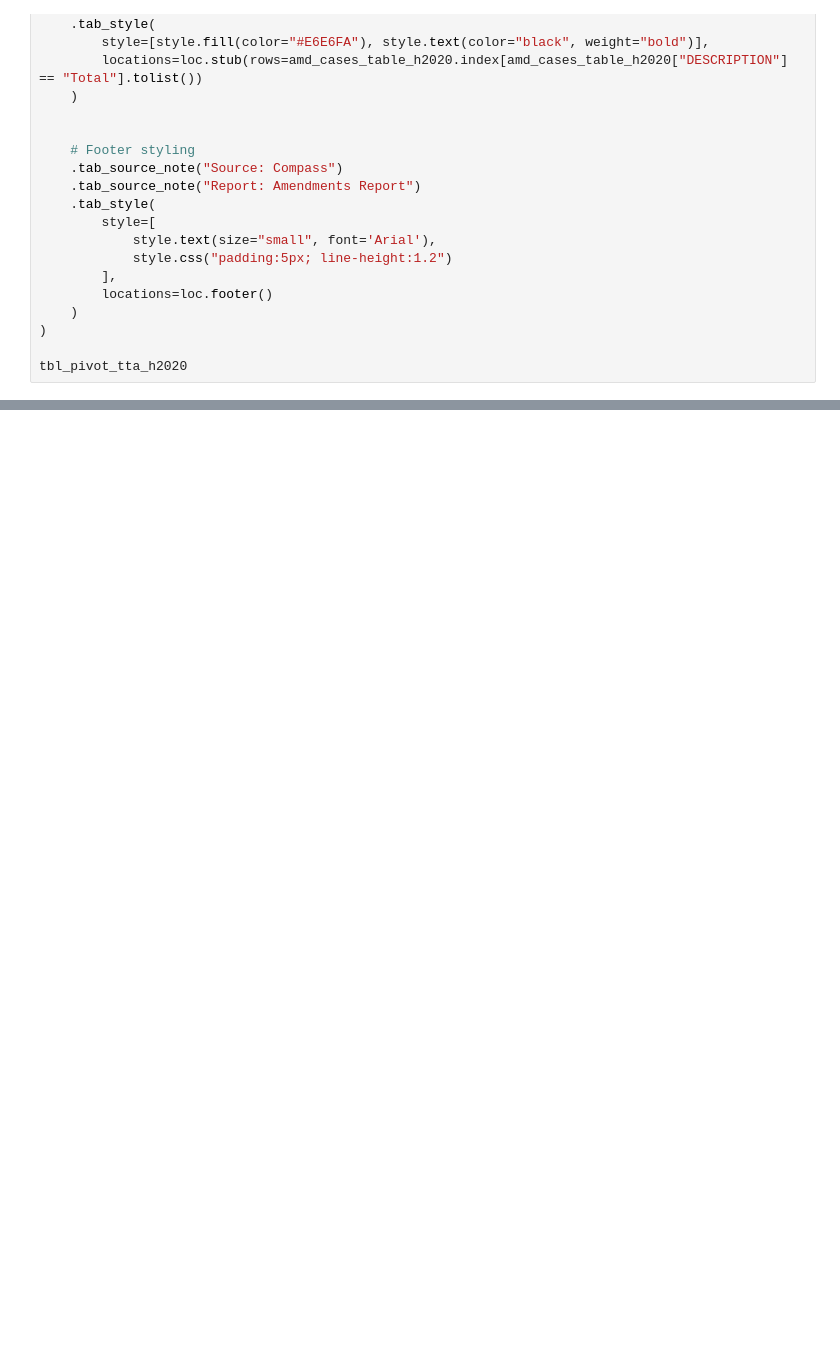
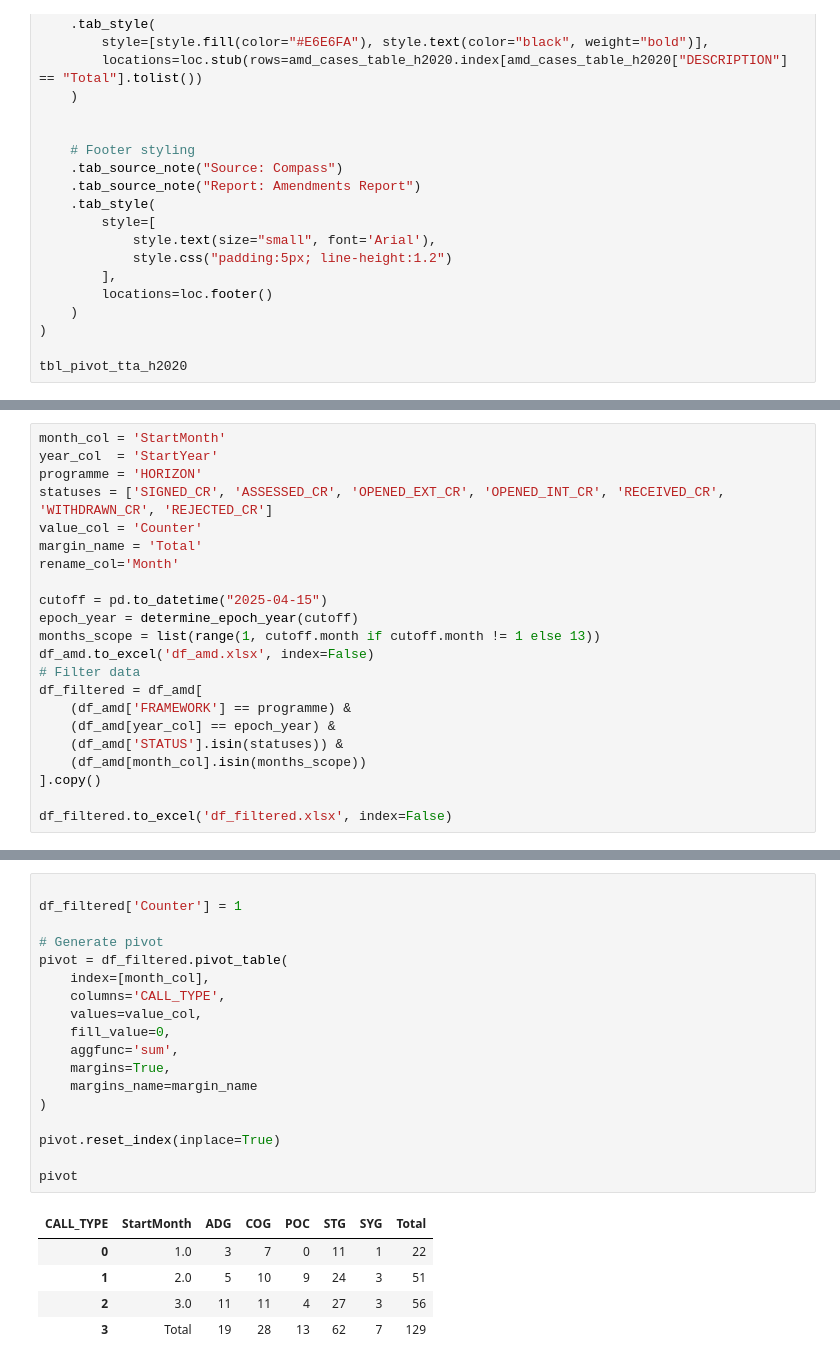
Before and after one commit to vinciliba/QuarterlyReport, a Jupyter notebook: amendments.ipynb, the cells around one changed output, grey strips where cells are left out. Cells and saved outputs as stored; diff of their text form; blank space fills up the shorter version.

```diff
--- a/amendments.ipynb
+++ b/amendments.ipynb
@@ -1202,0 +1256,22 @@ DEBUG:selenium.webdriver.remote.remote_connection:Finished Request
+# %%
+month_col = 'StartMonth'
+year_col  = 'StartYear'
+programme = 'HORIZON'
+statuses = ['SIGNED_CR', 'ASSESSED_CR', 'OPENED_EXT_CR', 'OPENED_INT_CR', 'RECEIVED_CR', 'WITHDRAWN_CR', 'REJECTED_CR']
+value_col = 'Counter'
+margin_name = 'Total'
+rename_col='Month'
+
+cutoff = pd.to_datetime("2025-04-15")
+epoch_year = determine_epoch_year(cutoff)
+months_scope = list(range(1, cutoff.month if cutoff.month != 1 else 13))
+df_amd.to_excel('df_amd.xlsx', index=False)
+# Filter data
+df_filtered = df_amd[
+    (df_amd['FRAMEWORK'] == programme) &
+    (df_amd[year_col] == epoch_year) &
+    (df_amd['STATUS'].isin(statuses)) &
+    (df_amd[month_col].isin(months_scope))
+].copy()
+
+df_filtered.to_excel('df_filtered.xlsx', index=False)
@@ -1202,0 +1280,24 @@ DEBUG:selenium.webdriver.remote.remote_connection:Finished Request
+# %%
+
+df_filtered['Counter'] = 1
+
+# Generate pivot
+pivot = df_filtered.pivot_table(
+    index=[month_col],
+    columns='CALL_TYPE',
+    values=value_col,
+    fill_value=0,
+    aggfunc='sum',
+    margins=True,
+    margins_name=margin_name
+)
+
+pivot.reset_index(inplace=True)
+
+pivot
+# %% [output]
+| CALL_TYPE | StartMonth | ADG | COG | POC | STG | SYG | Total |
+| 0 | 1.0 | 3 | 7 | 0 | 11 | 1 | 22 |
+| 1 | 2.0 | 5 | 10 | 9 | 24 | 3 | 51 |
+| 2 | 3.0 | 11 | 11 | 4 | 27 | 3 | 56 |
+| 3 | Total | 19 | 28 | 13 | 62 | 7 | 129 |
```
Also changed, not shown: parts of 15 cells of this notebook, 4 other files.
